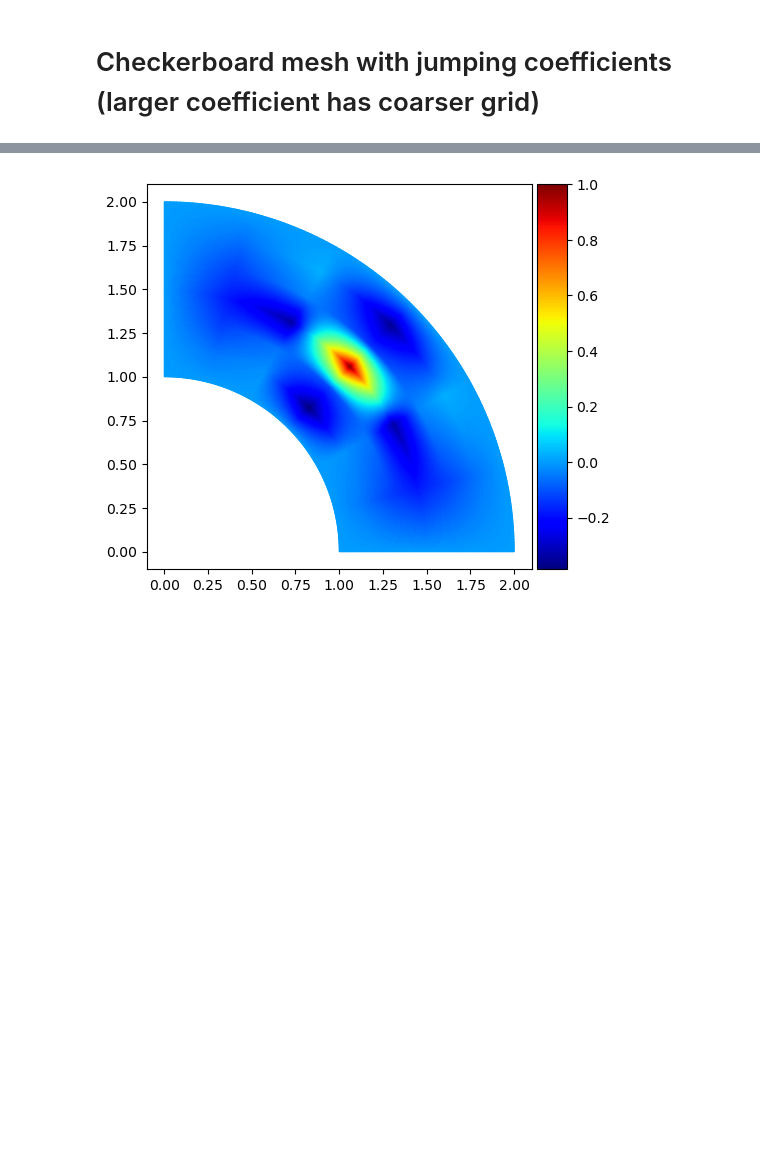
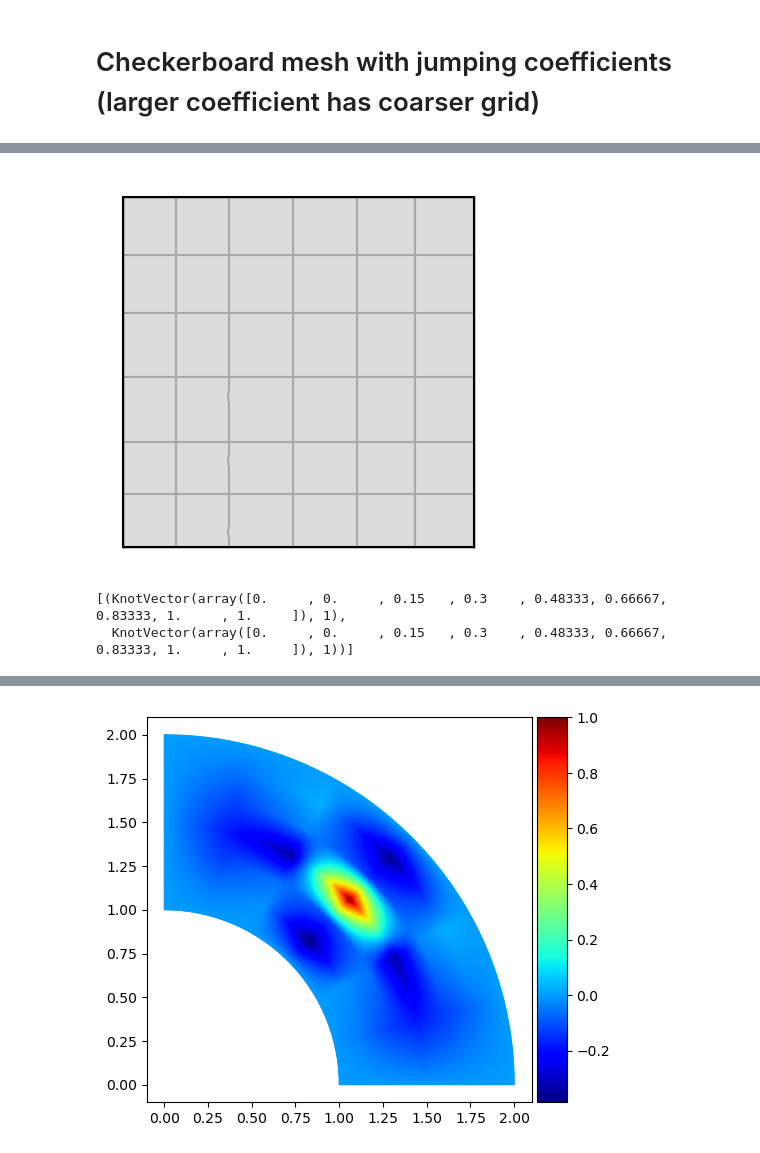
Before and after one commit to c-f-h/pyiga, a Jupyter notebook: notebooks/IETI.ipynb, the cells around one changed output, grey strips where cells are left out. Saved outputs shown, nothing was run; the diff lists cells and outputs as text; code cells hidden in the pictures; blank space fills up the shorter version.

```diff
--- a/notebooks/IETI.ipynb
+++ b/notebooks/IETI.ipynb
@@ -248,0 +397,12 @@ pcg with preconditioned condition number κ ~ 5.049 stopped after 14 iterations
+# %%
+M.plotmesh(knots=1)
+plt.axis('off');
+plt.axis('scaled');
+plt.savefig('/home/wolfman/Pictures/QU2.png',bbox_inches='tight', dpi=100)
+# %% [output]
+[figure, added]
+# %%
+M.kvs
+# %% [output]
+[(KnotVector(array([0.     , 0.     , 0.15   , 0.3    , 0.48333, 0.66667, 0.83333, 1.     , 1.     ]), 1),
+  KnotVector(array([0.     , 0.     , 0.15   , 0.3    , 0.48333, 0.66667, 0.83333, 1.     , 1.     ]), 1))]
```
Also changed, not shown: parts of 51 cells of this notebook, 54 other files.
